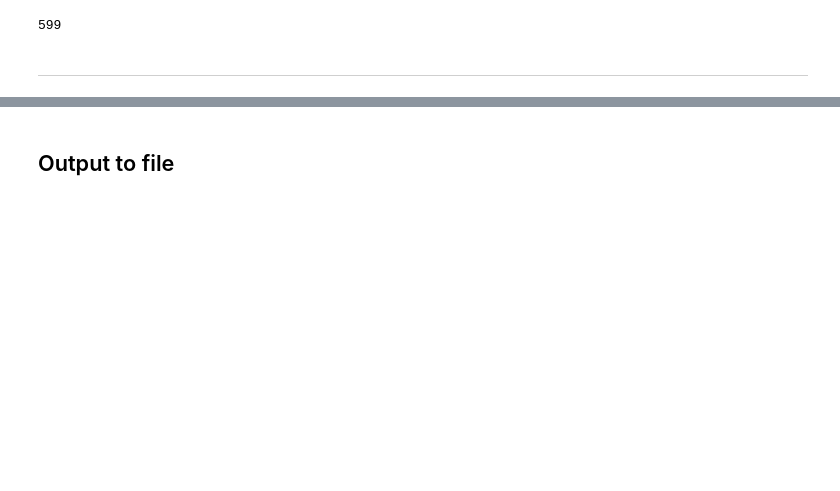
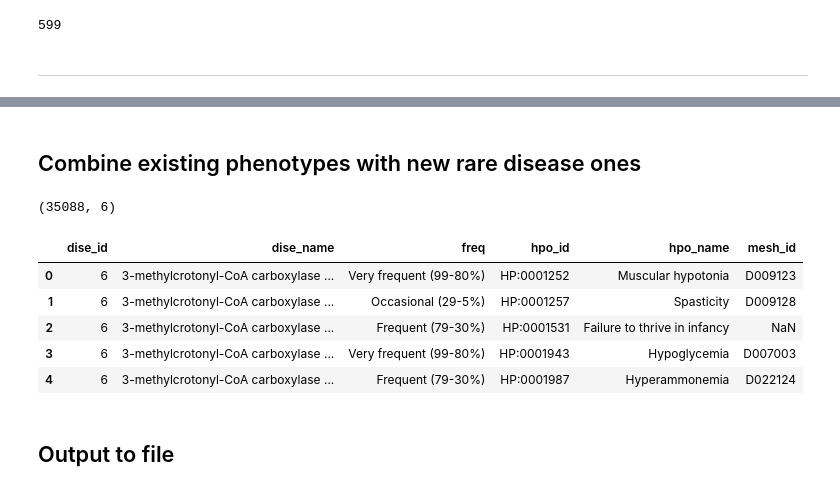
Before and after one commit to veleritas/rarenet, a Jupyter notebook: harmonize_edges.ipynb, the cells around one changed output, grey strips where cells are left out. Cells and saved outputs as stored; diff of their text form; code cells hidden in the pictures; blank space fills up the shorter version.

```diff
--- a/harmonize_edges.ipynb
+++ b/harmonize_edges.ipynb
@@ -265,0 +281,2 @@ len(set(fin_links["dise_orpha_id"]) & set(fin_inds["orphanet_id"]))
+# %%
+symptoms = pd.read_csv("data/symptoms.tsv", sep='\t')
@@ -266,3 +292,28 @@ len(set(fin_links["dise_orpha_id"]) & set(fin_inds["orphanet_id"]))
+# %% [markdown]
+## Combine existing phenotypes with new rare disease ones
+# %%
+fin_phenos = (phenos
+    .query("dise_id in @common_dises")
+    .append(
+        phenos.merge(symptoms[["mesh_id"]], how="inner", on="mesh_id")
+    )
+    .drop_duplicates()
+    .sort_values(["dise_id", "hpo_id"])
+    .reset_index(drop=True)
+)
+# %%
+fin_phenos.shape
+# %% [output]
+(35088, 6)
+# %%
+fin_phenos.head()
+# %% [output]
+|  | dise_id | dise_name | freq | hpo_id | hpo_name | mesh_id |
+| 0 | 6 | 3-methylcrotonyl-CoA carboxylase ... | Very frequent (99-80%) | HP:0001252 | Muscular hypotonia | D009123 |
+| 1 | 6 | 3-methylcrotonyl-CoA carboxylase ... | Occasional (29-5%) | HP:0001257 | Spasticity | D009128 |
+| 2 | 6 | 3-methylcrotonyl-CoA carboxylase ... | Frequent (79-30%) | HP:0001531 | Failure to thrive in infancy | NaN |
+| 3 | 6 | 3-methylcrotonyl-CoA carboxylase ... | Very frequent (99-80%) | HP:0001943 | Hypoglycemia | D007003 |
+| 4 | 6 | 3-methylcrotonyl-CoA carboxylase ... | Frequent (79-30%) | HP:0001987 | Hyperammonemia | D022124 |
 # %% [markdown]
 ## Output to file
 # %%
```
Also changed, not shown: parts of 6 cells of this notebook, 2 other files.
